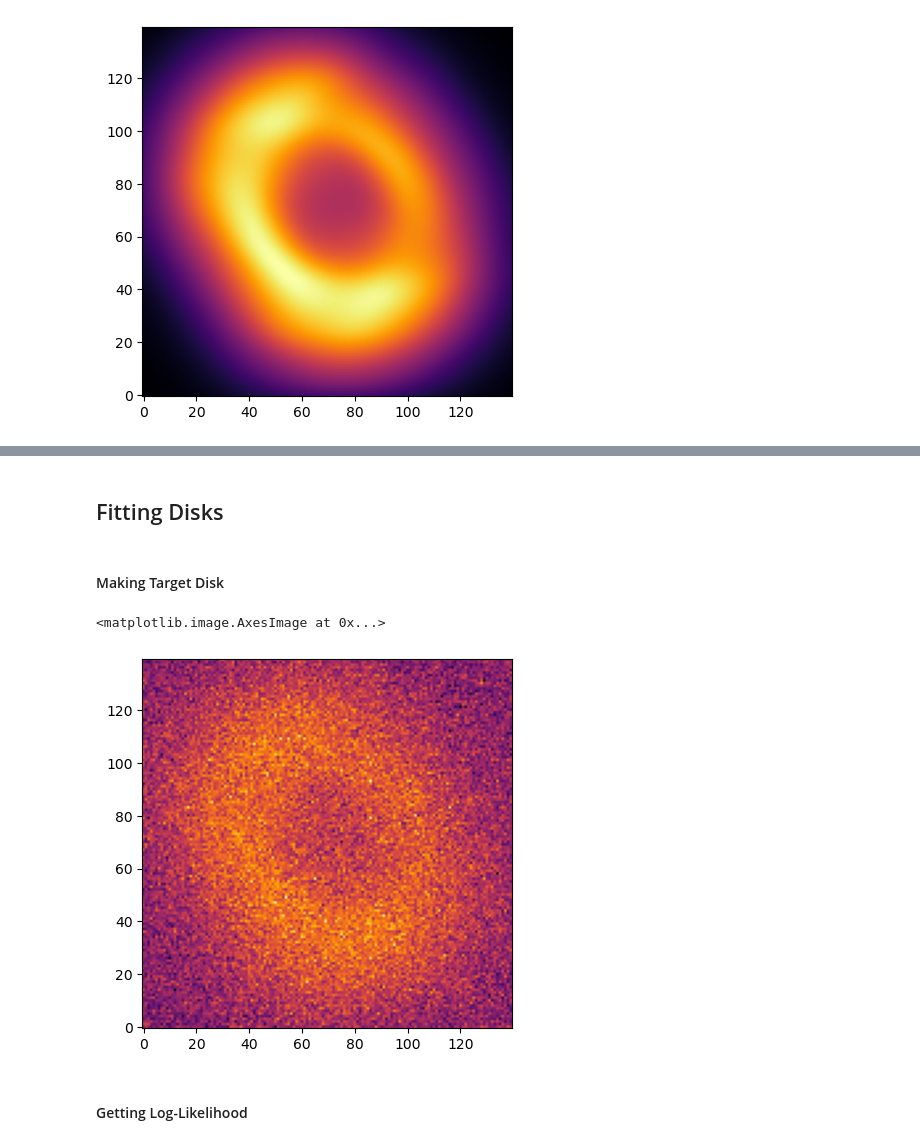
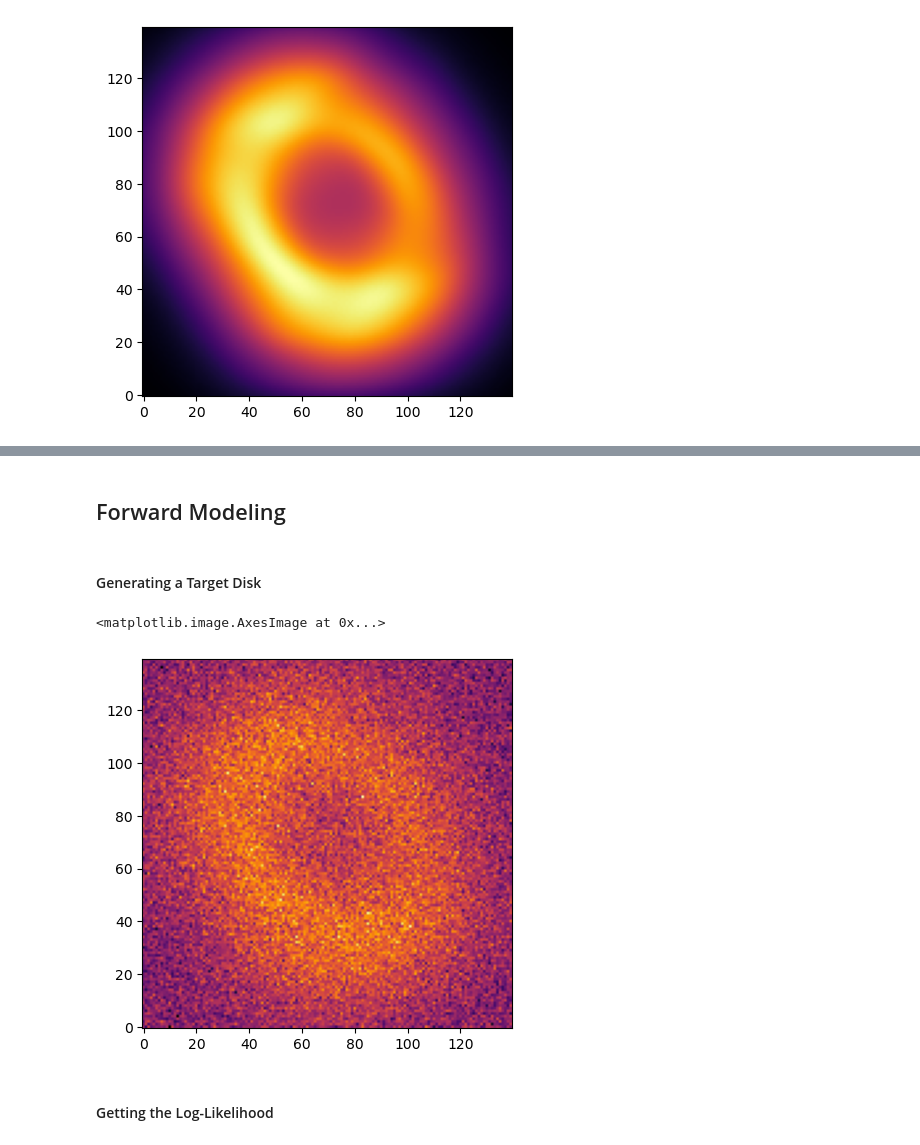
Before and after one commit to UCSB-Exoplanet-Polarimetry-Lab/GRaTeR-JAX, a Jupyter notebook: docs/tutorials/DiskTutorial.ipynb, the cells around one changed output, grey strips where cells are left out. Drawn from its saved outputs; the diff is of its cells as text; code cells hidden in the pictures.

```diff
--- a/docs/tutorials/DiskTutorial.ipynb
+++ b/docs/tutorials/DiskTutorial.ipynb
@@ -129,5 +117,5 @@ disk_params['sma'] = 40
 disk_params['inclination'] = 60
 disk_params['position_angle'] = 30
 
-img = objective_model(disk_params, spf_params, psf_params, Parameter_Index.misc_params,
+nircam_disk_img = objective_model(disk_params, spf_params, psf_params, Parameter_Index.misc_params,
                         ScatteredLightDisk, DustEllipticalDistribution2PowerLaws, InterpolatedUnivariateSpline_SPF, Winnie_PSF)
@@ -143,18 +135,18 @@ plt.imshow(img, origin='lower', cmap='inferno')
-# %% [markdown]
-## Fitting Disks
+# %% [markdown]
+## Forward Modeling
 # %% [markdown]
-#### Making Target Disk
+#### Generating a Target Disk
 # %%
 noise_level = 250
-noise = np.random.normal(0, noise_level, img.shape)
-target_image = img + noise
-err_map = jnp.ones(img.shape)*noise_level
+noise = np.random.normal(0, noise_level, nircam_disk_img.shape)
+target_image = nircam_disk_img + noise
+err_map = jnp.ones(nircam_disk_img.shape)*noise_level
 plt.imshow(target_image, origin='lower', cmap='inferno')
 # %% [output]
 <matplotlib.image.AxesImage at 0x...>
-[figure, old version]
+[figure, new version]
 # %% [markdown]
-#### Getting Log-Likelihood
+#### Getting the Log-Likelihood
 # %%
 start_spf_params = InterpolatedUnivariateSpline_SPF.params.copy()
 start_psf_params = Winnie_PSF.init(psfs, psf_inds_rolls, im_mask_rolls, psf_offsets, test_parangs, 46)
```
Also changed, not shown: parts of 34 cells of this notebook, 2 other files.
